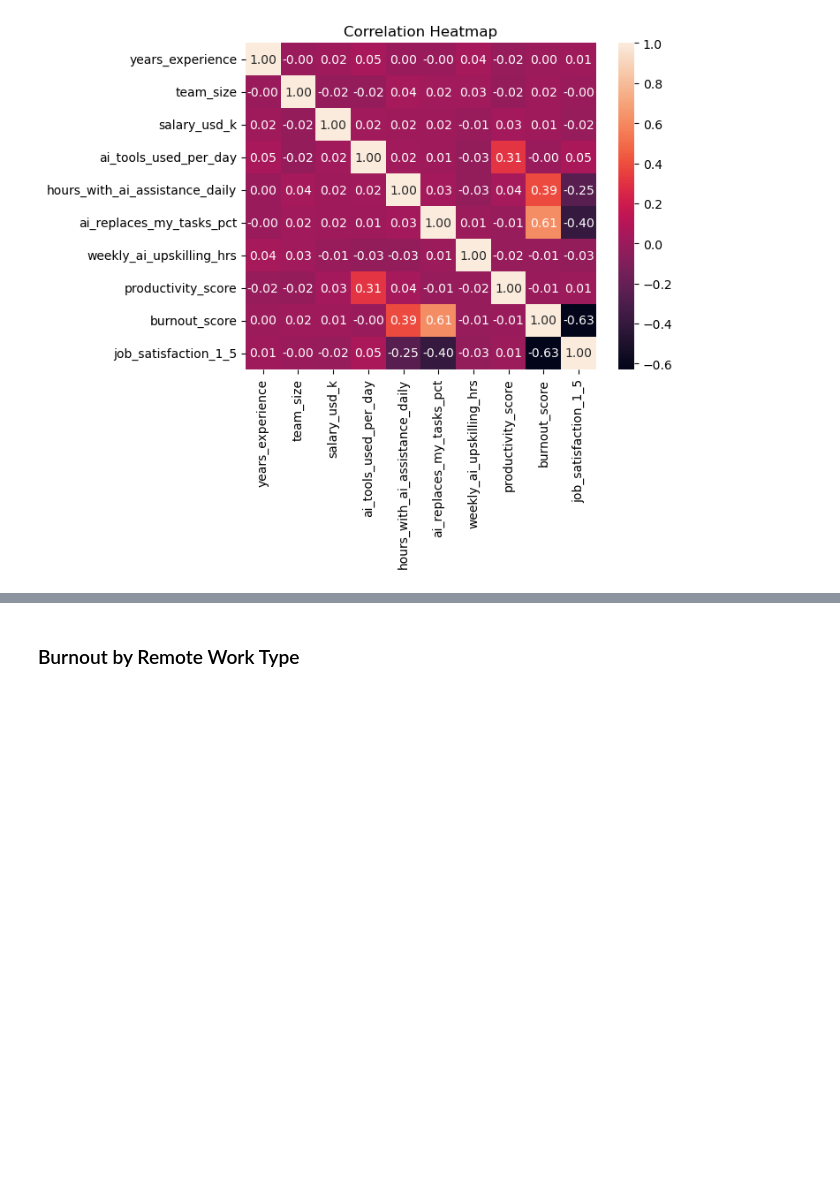
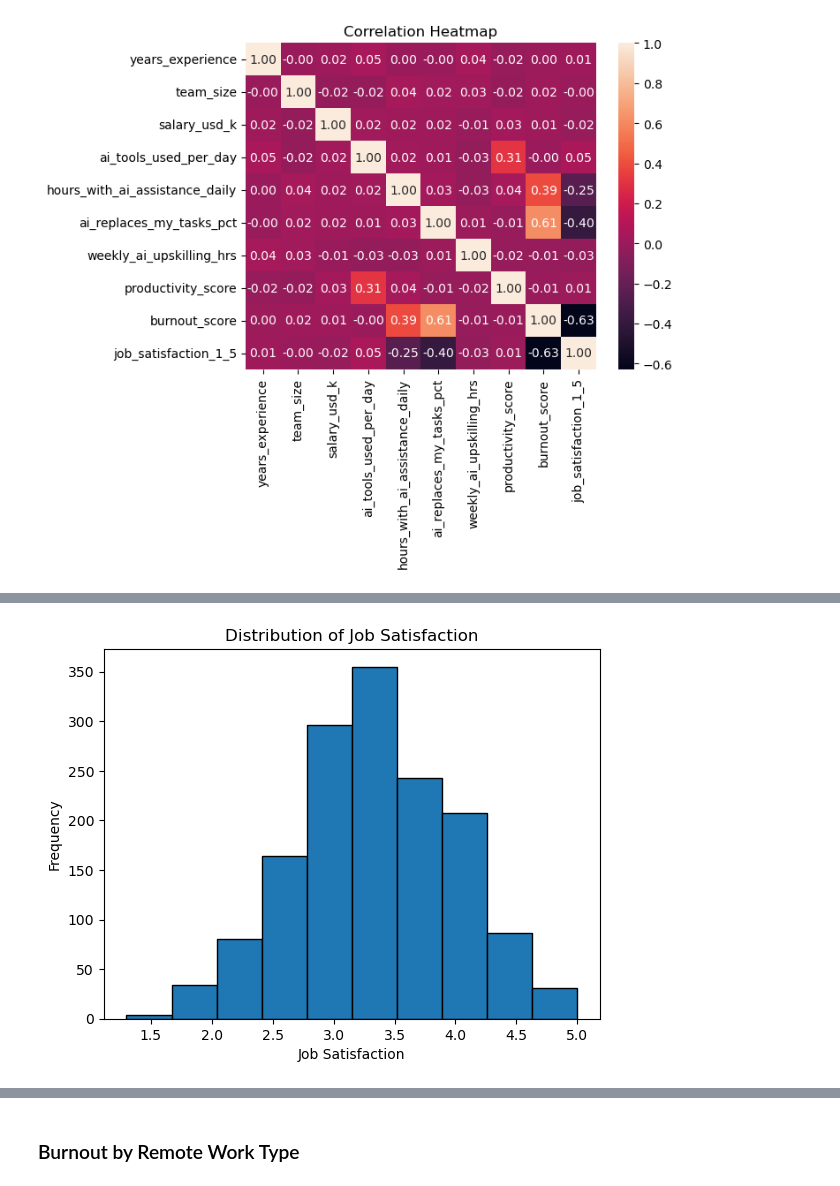
Before and after one commit to madisonengebose/CSC2621-FinalProject-ZoeMadison, a Jupyter notebook: FinalProject.ipynb, the cells around one changed output, grey strips where cells are left out. Cells and saved outputs as stored; diff of their text form; code cells hidden in the pictures; blank space fills up the shorter version.

```diff
--- a/FinalProject.ipynb
+++ b/FinalProject.ipynb
@@ -144,0 +155,8 @@ plt.show()
+# %%
+plt.hist(df["job_satisfaction_1_5"], edgecolor="black")
+plt.title("Distribution of Job Satisfaction")
+plt.xlabel("Job Satisfaction")
+plt.ylabel("Frequency")
+plt.show()
+# %% [output]
+[figure, added]
```
Also changed, not shown: parts of 5 cells of this notebook.
